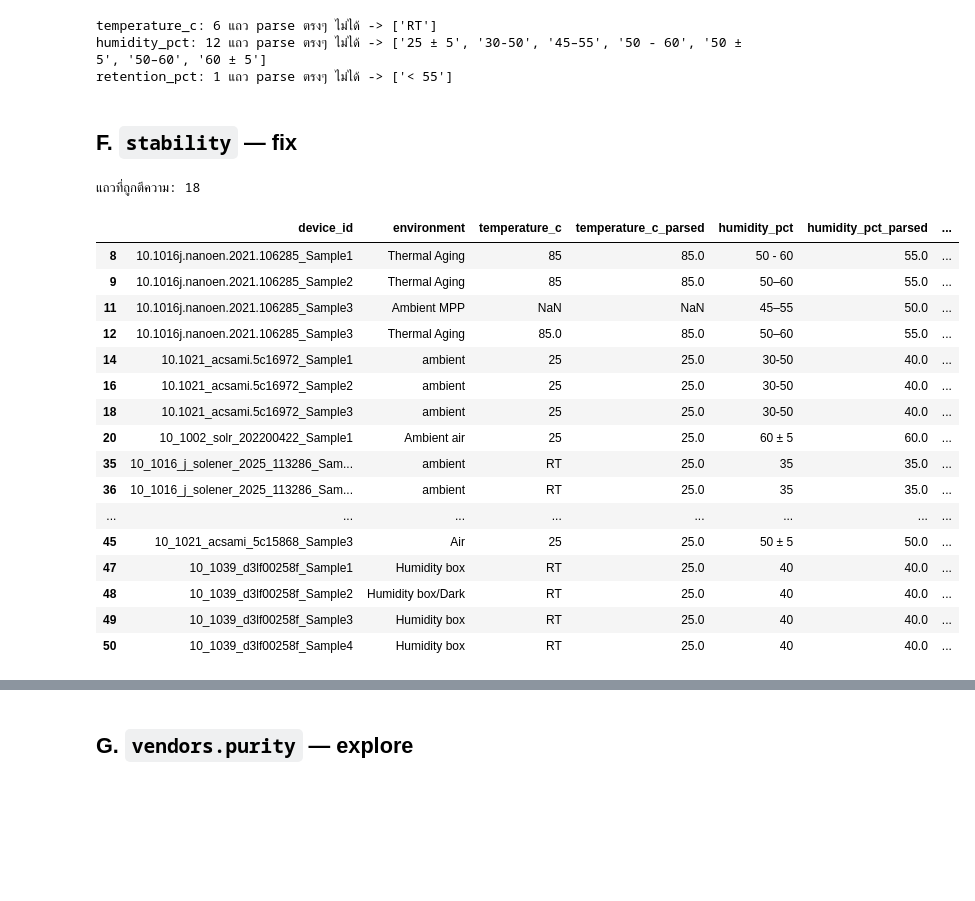
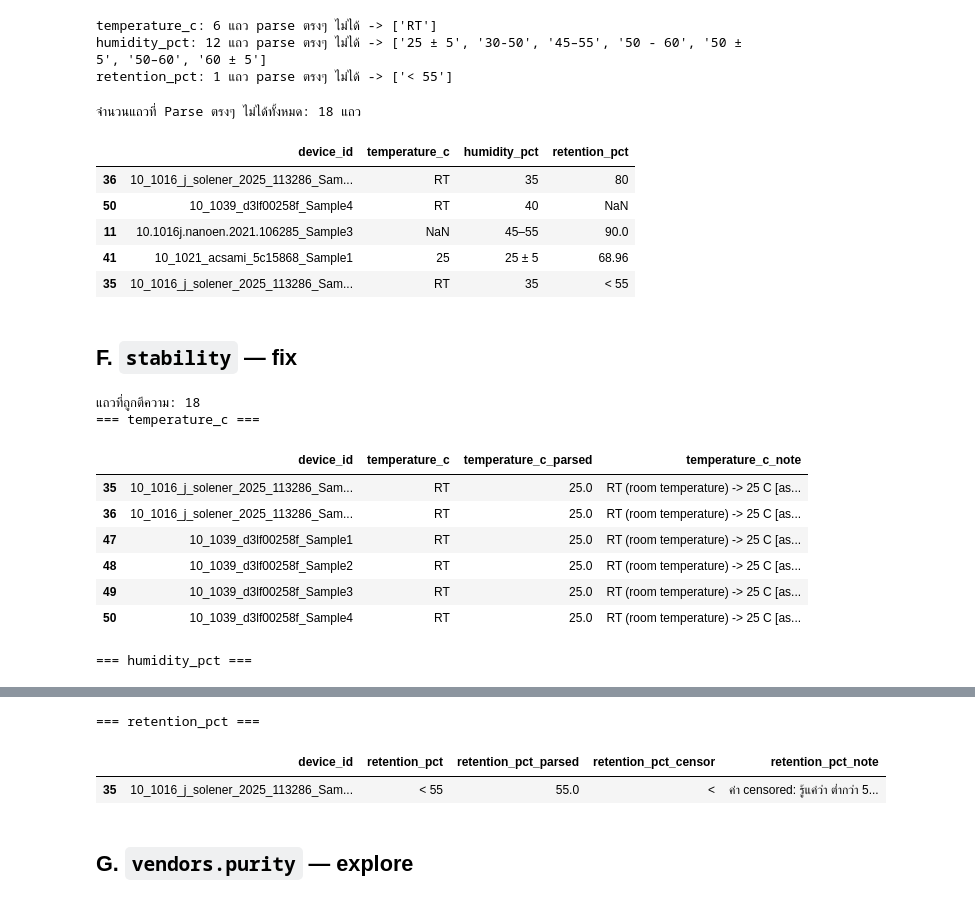
Before and after one commit to NiOx-based-Perovskite-Solar-Cell/Perovskite-Research, a Jupyter notebook: notebooks/column_prepare.ipynb, the cells around one changed output, grey strips where cells are left out. Cells and saved outputs as stored; diff of their text form; code cells hidden in the pictures; blank space fills up the shorter version.

```diff
--- a/notebooks/column_prepare.ipynb
+++ b/notebooks/column_prepare.ipynb
@@ -526,6 +663,34 @@ for col in ["temperature_c", "humidity_pct", "retention_pct"]:
 temperature_c: 6 แถว parse ตรงๆ ไม่ได้ -> ['RT']
 humidity_pct: 12 แถว parse ตรงๆ ไม่ได้ -> ['25 ± 5', '30-50', '45–55', '50 - 60', '50 ± 5', '50–60', '60 ± 5']
 retention_pct: 1 แถว parse ตรงๆ ไม่ได้ -> ['< 55']
+# %%
+stb0 = tables["stability"].copy()
+cols = ["temperature_c", "humidity_pct", "retention_pct"]
+
+# ฟังก์ชันเช็คตัวเลขแบบย่อ
+def is_num(val):
+    try: float(val); return True
+    except: return False
+
+# ค้นหาและรวม Index ที่มีปัญหาด้วย Loop
+bad_idx = pd.Index([])
+for col in cols:
+    s = stb0[col].dropna().str.strip()
+    bad_idx = bad_idx.union(s[(s != "") & ~s.map(is_num)].index)
+
+print(f"จำนวนแถวที่ Parse ตรงๆ ไม่ได้ทั้งหมด: {len(bad_idx)} แถว")
+
+# สุ่มดูข้อมูล 5 แถว (ถ้ามี)
+if not bad_idx.empty:
+    display(stb0.loc[bad_idx, ["device_id"] + cols].sample(n=min(5, len(bad_idx))))
+# %% [output]
+จำนวนแถวที่ Parse ตรงๆ ไม่ได้ทั้งหมด: 18 แถว
+|  | device_id | temperature_c | humidity_pct | retention_pct |
+| 36 | 10_1016_j_solener_2025_113286_Sam... | RT | 35 | 80 |
+| 50 | 10_1039_d3lf00258f_Sample4 | RT | 40 | NaN |
+| 11 | 10.1016j.nanoen.2021.106285_Sample3 | NaN | 45–55 | 90.0 |
+| 41 | 10_1021_acsami_5c15868_Sample1 | 25 | 25 ± 5 | 68.96 |
+| 35 | 10_1016_j_solener_2025_113286_Sam... | RT | 35 | < 55 |
 # %% [markdown]
 ## F. `stability` — fix
 # %%
@@ -581,47 +746,55 @@ h = stb["humidity_pct"].map(parse_range_pm)
 stb["humidity_pct_parsed"] = h.map(lambda x: x[0])
 stb["humidity_pct_min"] = h.map(lambda x: x[1])
 stb["humidity_pct_max"] = h.map(lambda x: x[2])
 stb["humidity_pct_note"] = h.map(lambda x: x[3])
 
 r = stb["retention_pct"].map(parse_censored)
 stb["retention_pct_parsed"] = r.map(lambda x: x[0])
 stb["retention_pct_censor"] = r.map(lambda x: x[1])
 stb["retention_pct_note"] = r.map(lambda x: x[2])
 
 for col, pcol, note_col in [("temperature_c", "temperature_c_parsed", "temperature_c_note"),
                             ("humidity_pct", "humidity_pct_parsed", "humidity_pct_note"),
                             ("retention_pct", "retention_pct_parsed", "retention_pct_note")]:
     hit = stb[note_col] != ""
     for _, row in stb[hit].iterrows():
         audit_rows.append({"table": "stability", "column": col,
                            "device_id": row["device_id"], "raw": row[col],
                            "parsed": row[pcol],
                            "vmin": row.get("humidity_pct_min") if col == "humidity_pct" else None,
                            "vmax": row.get("humidity_pct_max") if col == "humidity_pct" else None,
                            "extra": row.get("retention_pct_censor", "") if col == "retention_pct" else "",
                            "note": row[note_col]})
 
 hit_any = (stb["temperature_c_note"] != "") | (stb["humidity_pct_note"] != "") | (stb["retention_pct_note"] != "")
 print(f"แถวที่ถูกตีความ: {int(hit_any.sum())}")
 stb.loc[hit_any, ["device_id", "environment", "temperature_c", "temperature_c_parsed",
                   "humidity_pct", "humidity_pct_parsed", "humidity_pct_min", "humidity_pct_max",
                   "retention_pct", "retention_pct_parsed", "retention_pct_censor"]]
+
+from IPython.display import display
+
+print("=== temperature_c ===")
+mask_t = stb["temperature_c_note"] != ""
+display(stb.loc[mask_t, ["device_id", "temperature_c", "temperature_c_parsed", "temperature_c_note"]])
+
+print("=== humidity_pct ===")
+mask_h = stb["humidity_pct_note"] != ""
+display(stb.loc[mask_h, ["device_id", "humidity_pct", "humidity_pct_parsed",
+                          "humidity_pct_min", "humidity_pct_max", "humidity_pct_note"]])
+
+print("=== retention_pct ===")
+mask_r = stb["retention_pct_note"] != ""
+display(stb.loc[mask_r, ["device_id", "retention_pct", "retention_pct_parsed",
+                          "retention_pct_censor", "retention_pct_note"]])
 # %% [output]
 แถวที่ถูกตีความ: 18
+=== temperature_c ===
-|  | device_id | environment | temperature_c | temperature_c_parsed | humidity_pct | humidity_pct_parsed | ... |
-| 8 | 10.1016j.nanoen.2021.106285_Sample1 | Thermal Aging | 85 | 85.0 | 50 - 60 | 55.0 | ... |
-| 9 | 10.1016j.nanoen.2021.106285_Sample2 | Thermal Aging | 85 | 85.0 | 50–60 | 55.0 | ... |
-| 11 | 10.1016j.nanoen.2021.106285_Sample3 | Ambient MPP | NaN | NaN | 45–55 | 50.0 | ... |
-| 12 | 10.1016j.nanoen.2021.106285_Sample3 | Thermal Aging | 85.0 | 85.0 | 50–60 | 55.0 | ... |
-| 14 | 10.1021_acsami.5c16972_Sample1 | ambient | 25 | 25.0 | 30-50 | 40.0 | ... |
-| 16 | 10.1021_acsami.5c16972_Sample2 | ambient | 25 | 25.0 | 30-50 | 40.0 | ... |
-| 18 | 10.1021_acsami.5c16972_Sample3 | ambient | 25 | 25.0 | 30-50 | 40.0 | ... |
-| 20 | 10_1002_solr_202200422_Sample1 | Ambient air | 25 | 25.0 | 60 ± 5 | 60.0 | ... |
-| 35 | 10_1016_j_solener_2025_113286_Sam... | ambient | RT | 25.0 | 35 | 35.0 | ... |
-| 36 | 10_1016_j_solener_2025_113286_Sam... | ambient | RT | 25.0 | 35 | 35.0 | ... |
-| ... | ... | ... | ... | ... | ... | ... | ... |
-| 45 | 10_1021_acsami_5c15868_Sample3 | Air | 25 | 25.0 | 50 ± 5 | 50.0 | ... |
-| 47 | 10_1039_d3lf00258f_Sample1 | Humidity box | RT | 25.0 | 40 | 40.0 | ... |
-| 48 | 10_1039_d3lf00258f_Sample2 | Humidity box/Dark | RT | 25.0 | 40 | 40.0 | ... |
-| 49 | 10_1039_d3lf00258f_Sample3 | Humidity box | RT | 25.0 | 40 | 40.0 | ... |
-| 50 | 10_1039_d3lf00258f_Sample4 | Humidity box | RT | 25.0 | 40 | 40.0 | ... |
+|  | device_id | temperature_c | temperature_c_parsed | temperature_c_note |
+| 35 | 10_1016_j_solener_2025_113286_Sam... | RT | 25.0 | RT (room temperature) -> 25 C [as... |
+| 36 | 10_1016_j_solener_2025_113286_Sam... | RT | 25.0 | RT (room temperature) -> 25 C [as... |
+| 47 | 10_1039_d3lf00258f_Sample1 | RT | 25.0 | RT (room temperature) -> 25 C [as... |
+| 48 | 10_1039_d3lf00258f_Sample2 | RT | 25.0 | RT (room temperature) -> 25 C [as... |
+| 49 | 10_1039_d3lf00258f_Sample3 | RT | 25.0 | RT (room temperature) -> 25 C [as... |
+| 50 | 10_1039_d3lf00258f_Sample4 | RT | 25.0 | RT (room temperature) -> 25 C [as... |
+=== humidity_pct ===
@@ -628,3 +814,6 @@ stb.loc[hit_any, ["device_id", "environment", "temperature_c", "temperature_c_pa
+=== retention_pct ===
+|  | device_id | retention_pct | retention_pct_parsed | retention_pct_censor | retention_pct_note |
+| 35 | 10_1016_j_solener_2025_113286_Sam... | < 55 | 55.0 | < | ค่า censored: รู้แค่ว่า ต่ำกว่า 5... |
 # %% [markdown]
 ## G. `vendors.purity` — explore
 # %%
```
Also changed, not shown: parts of 72 cells of this notebook, 4 other files.
